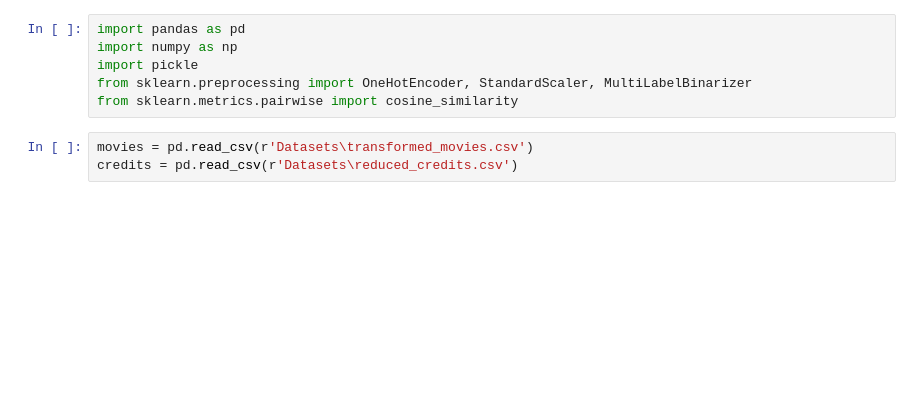
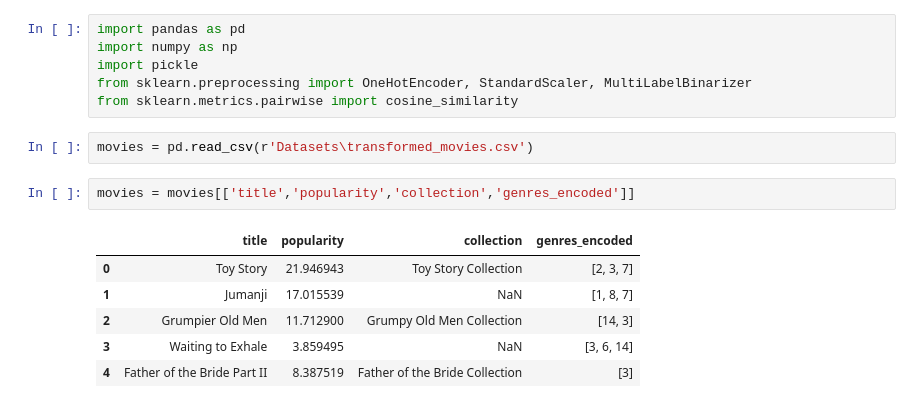
Before and after one commit to paulairazoqui/Recomendacion_peliculas, a Jupyter notebook: Transformaciones 2da parte.ipynb, the cells around one changed output. Cells and saved outputs as stored; diff of their text form; blank space fills up the shorter version.

```diff
--- a/Transformaciones 2da parte.ipynb
+++ b/Transformaciones 2da parte.ipynb
@@ -6,4 +6,12 @@ from sklearn.preprocessing import OneHotEncoder, StandardScaler, MultiLabelBinar
 from sklearn.metrics.pairwise import cosine_similarity
 # %%
 movies = pd.read_csv(r'Datasets\transformed_movies.csv')
-credits = pd.read_csv(r'Datasets\reduced_credits.csv')
+# %%
+movies = movies[['title','popularity','collection','genres_encoded']]
+# %% [output]
+|  | title | popularity | collection | genres_encoded |
+| 0 | Toy Story | 21.946943 | Toy Story Collection | [2, 3, 7] |
+| 1 | Jumanji | 17.015539 | NaN | [1, 8, 7] |
+| 2 | Grumpier Old Men | 11.712900 | Grumpy Old Men Collection | [14, 3] |
+| 3 | Waiting to Exhale | 3.859495 | NaN | [3, 6, 14] |
+| 4 | Father of the Bride Part II | 8.387519 | Father of the Bride Collection | [3] |
```
Also changed, not shown: parts of 7 cells of this notebook, 4 other files.
